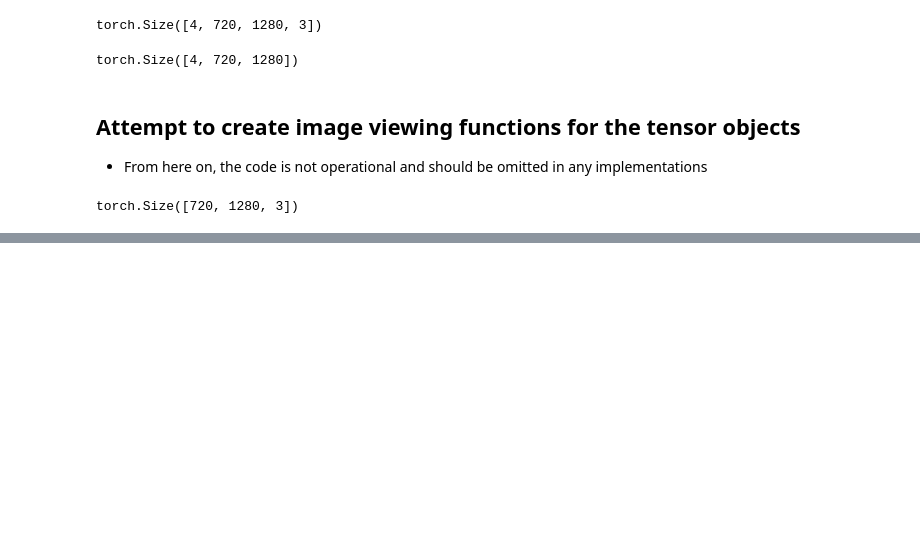
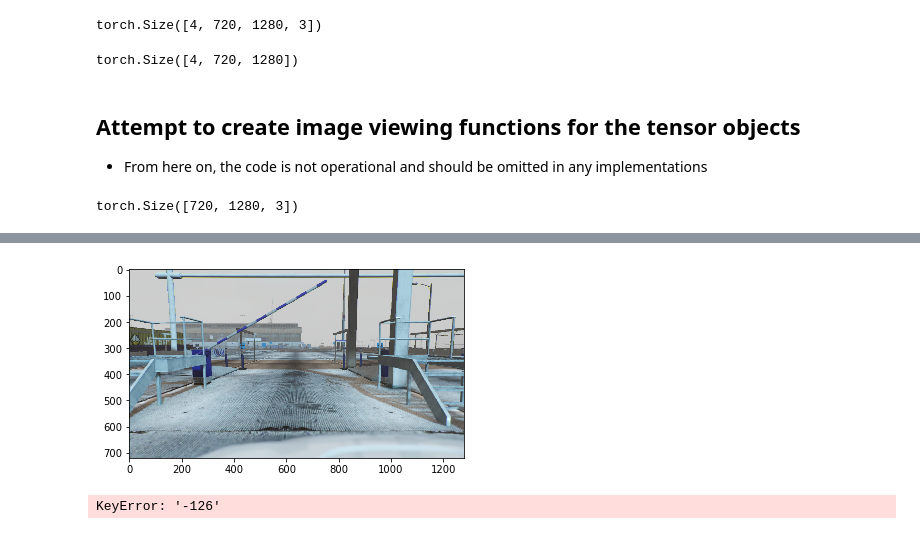
Before and after one commit to BenSnow6/depth_estimation, a Jupyter notebook: Data Preprocessing/Dataset_statistics.ipynb, the cells around one changed output, grey strips where cells are left out. Saved outputs shown, nothing was run; the diff lists cells and outputs as text; code cells hidden in the pictures; blank space fills up the shorter version.

Commit message:
added in getstats fn but dataloader is BROKEN

```diff
--- a/Data Preprocessing/Dataset_statistics.ipynb
+++ b/Data Preprocessing/Dataset_statistics.ipynb
@@ -208,0 +234,4 @@ show(torch.flip(inverted_tensor,[1,2]))
+# %%
+show(inv_tensor)
+# %% [output]
+[figure, added]
@@ -208,0 +253,4 @@ show(torch.flip(inverted_tensor,[1,2]))
+# %%
+get_stats(img_dataloader)
+# %% [output]
+KeyError: '-126'
```
Also changed, not shown: parts of 14 cells of this notebook.
